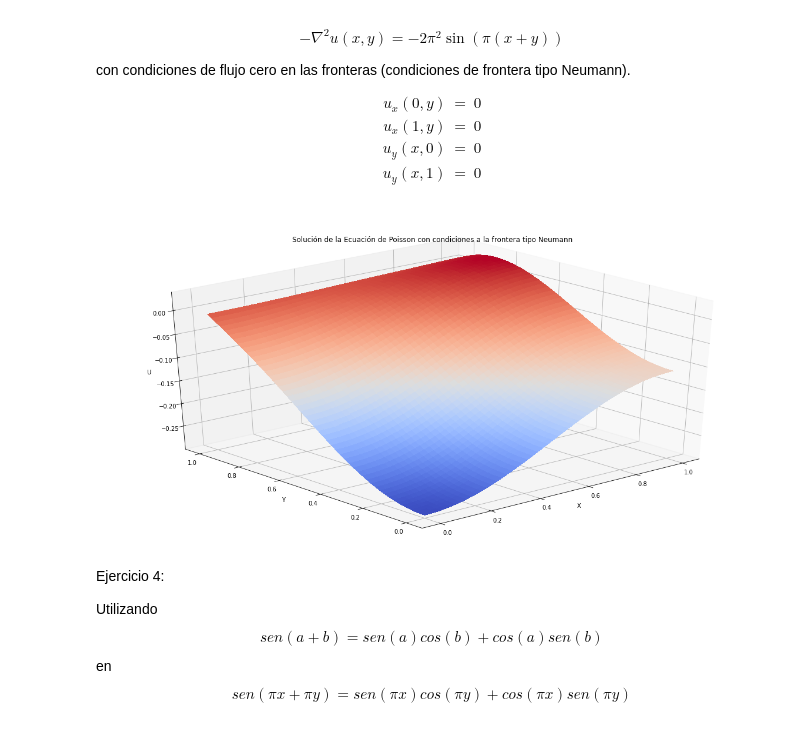
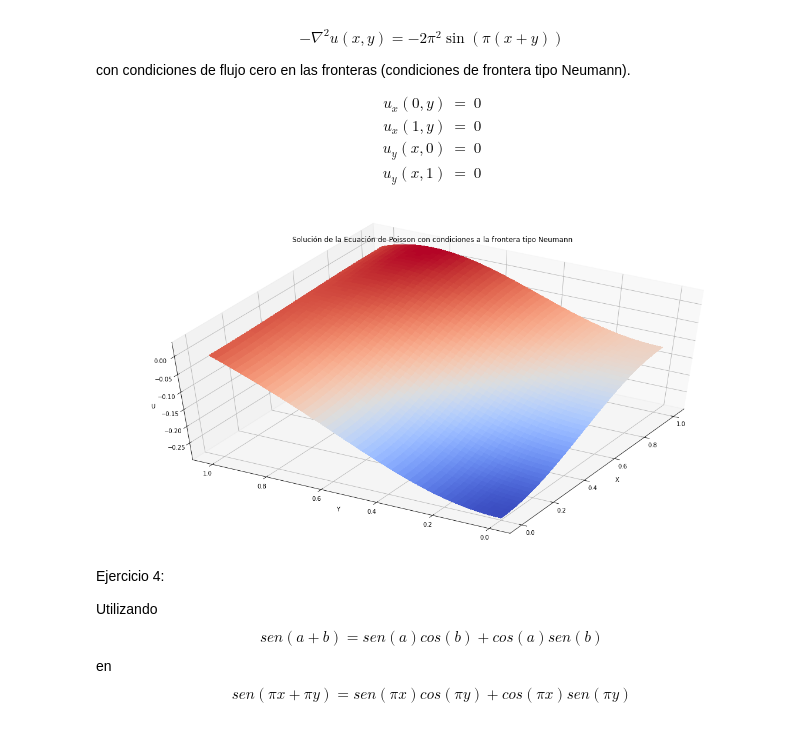
Before and after one commit to eduardogranillo/FisicaComputacional, a Jupyter notebook: Actividad12/Actividad12.ipynb, the cells around one changed output. Drawn from its saved outputs; the diff is of its cells as text; code cells hidden in the pictures.

```diff
--- a/Actividad12/Actividad12.ipynb
+++ b/Actividad12/Actividad12.ipynb
@@ -1296,35 +1296,35 @@ hy = (yf - y0)/(M-1)
 
 X, Y = np.meshgrid(np.linspace(x0, xf, M), np.linspace(y0, yf, M))
 
 f = rhs_func(X, Y, M)
 
 A = generate_lhs_matrix(M, hx, hy)
 
 U = np.linalg.solve(A,f*(hx**2)) # Solve x=A\b
 
 U = U.reshape((M,M)).T
 
 ## The zero-flux boundary conditions are incorporated in
 ## matrix A.
 
 
 fig = plt.figure(figsize=(16,8))
 ax = fig.gca(projection='3d')
 
 surf = ax.plot_surface(X, Y, U, cmap=cm.coolwarm,
                        linewidth=0, antialiased=False)
 
 
 ax.set_xlabel('X')
 ax.set_ylabel('Y')
 ax.set_zlabel('U')
 ax.set_zlim3d()
 ax.set_title("Solución de la Ecuación de Poisson con condiciones a la frontera tipo Neumann")
 plt.tight_layout()
-ax.view_init(31, -131)
+ax.view_init(50, -150)
 plt.show()
 # %% [output]
-[figure, old version]
+[figure, new version]
 # %% [markdown]
 Ejercicio 4:
 
```
Also changed, not shown: parts of 2 cells of this notebook.
